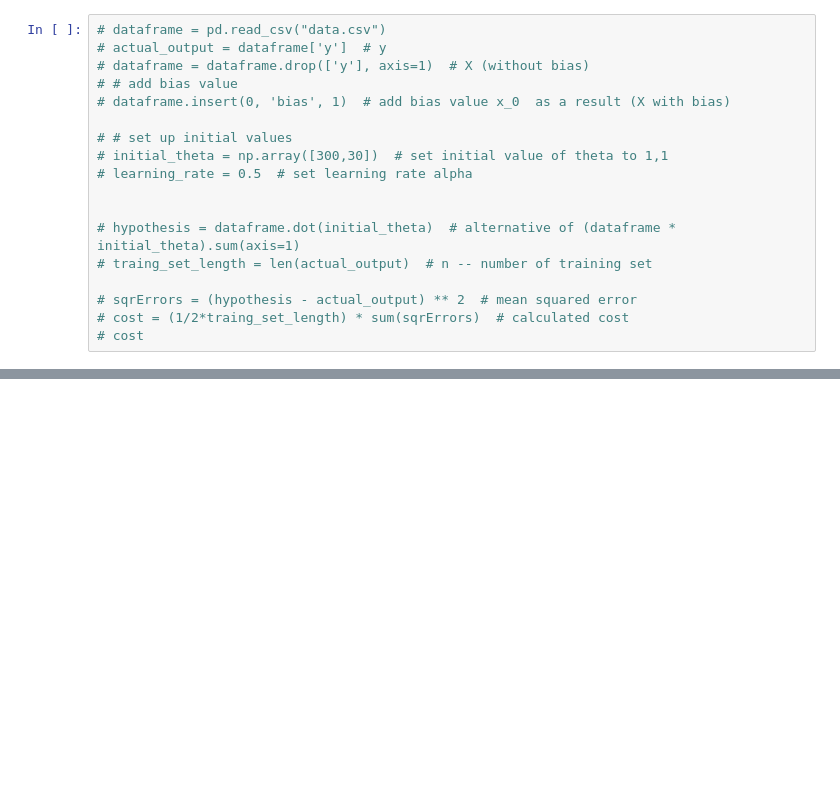
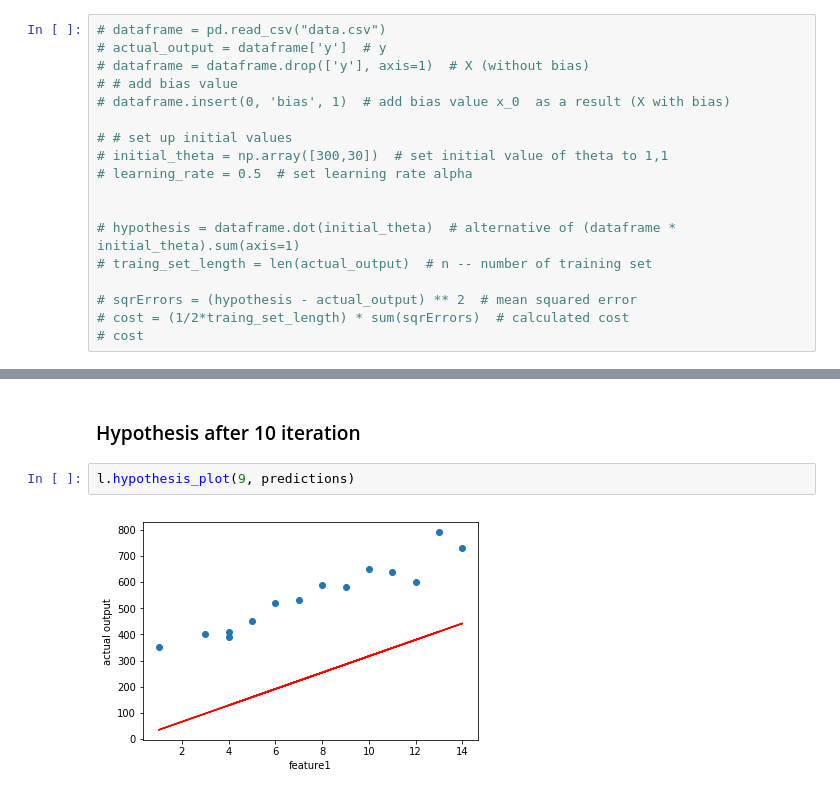
Before and after one commit to gahan9/ML_lab, a Jupyter notebook: practical1/src/linear_regression.ipynb, the cells around one changed output, grey strips where cells are left out. Saved outputs shown, nothing was run; the diff lists cells and outputs as text; blank space fills up the shorter version.

```diff
--- a/practical1/src/linear_regression.ipynb
+++ b/practical1/src/linear_regression.ipynb
@@ -133,0 +190,6 @@ l.df.plot.scatter(x=['feature1'], y=['y'])
+# %% [markdown]
+### Hypothesis after 10 iteration
+# %%
+l.hypothesis_plot(9, predictions)
+# %% [output]
+[figure, added]
```
Also changed, not shown: parts of 22 cells of this notebook.
